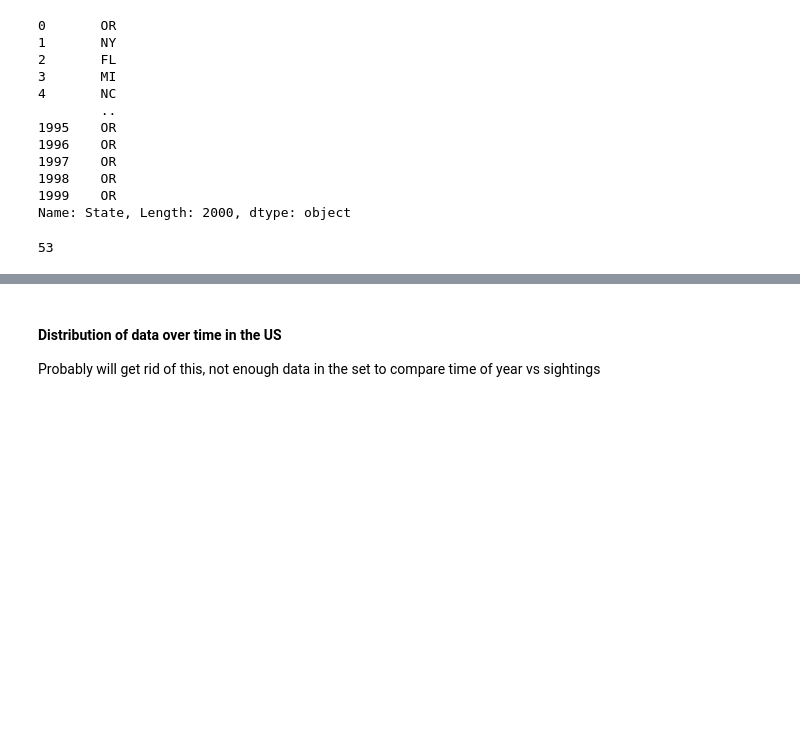
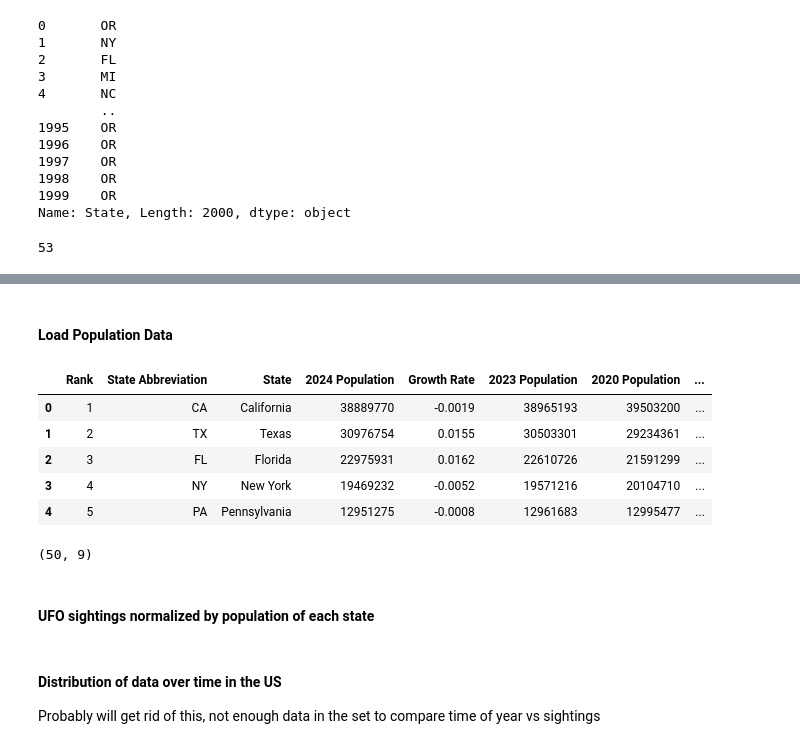
Before and after one commit to codycosta/ENGR201, a Jupyter notebook: weeks-9-10-final-project/project.ipynb, the cells around one changed output, grey strips where cells are left out. Drawn from its saved outputs; the diff is of its cells as text; code cells hidden in the pictures; blank space fills up the shorter version.

```diff
--- a/weeks-9-10-final-project/project.ipynb
+++ b/weeks-9-10-final-project/project.ipynb
@@ -75,0 +76,20 @@ plt.show()
+# %% [markdown]
+#### Load Population Data
+# %%
+pop = pd.read_csv('populations.csv', sep=',')
+pop.head()
+
+# each column is loaded as str type
+# %% [output]
+|  | Rank | State Abbreviation | State | 2024 Population | Growth Rate | 2023 Population | 2020 Population | ... |
+| 0 | 1 | CA | California | 38889770 | -0.0019 | 38965193 | 39503200 | ... |
+| 1 | 2 | TX | Texas | 30976754 | 0.0155 | 30503301 | 29234361 | ... |
+| 2 | 3 | FL | Florida | 22975931 | 0.0162 | 22610726 | 21591299 | ... |
+| 3 | 4 | NY | New York | 19469232 | -0.0052 | 19571216 | 20104710 | ... |
+| 4 | 5 | PA | Pennsylvania | 12951275 | -0.0008 | 12961683 | 12995477 | ... |
+# %%
+pop.shape
+# %% [output]
+(50, 9)
+# %% [markdown]
+#### UFO sightings normalized by population of each state
```
Also changed, not shown: parts of 6 cells of this notebook, 4 other files.
